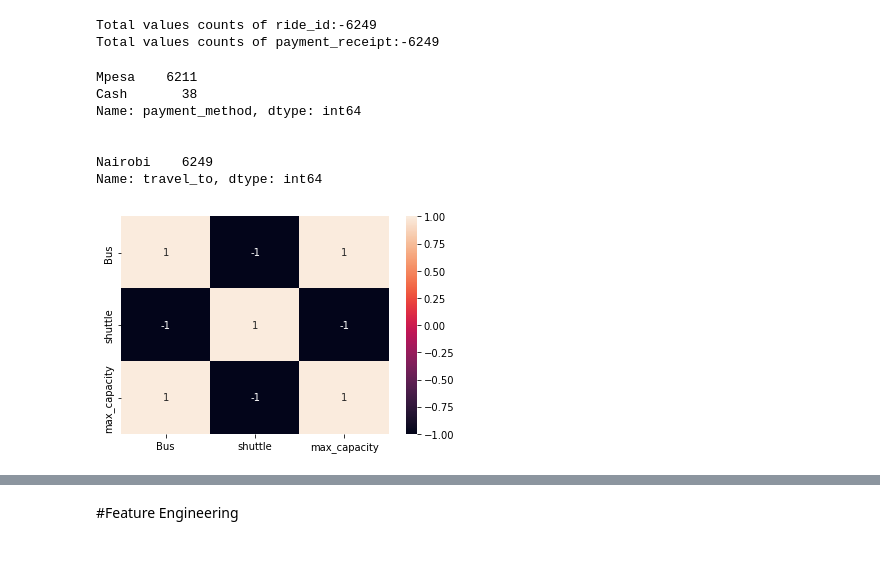
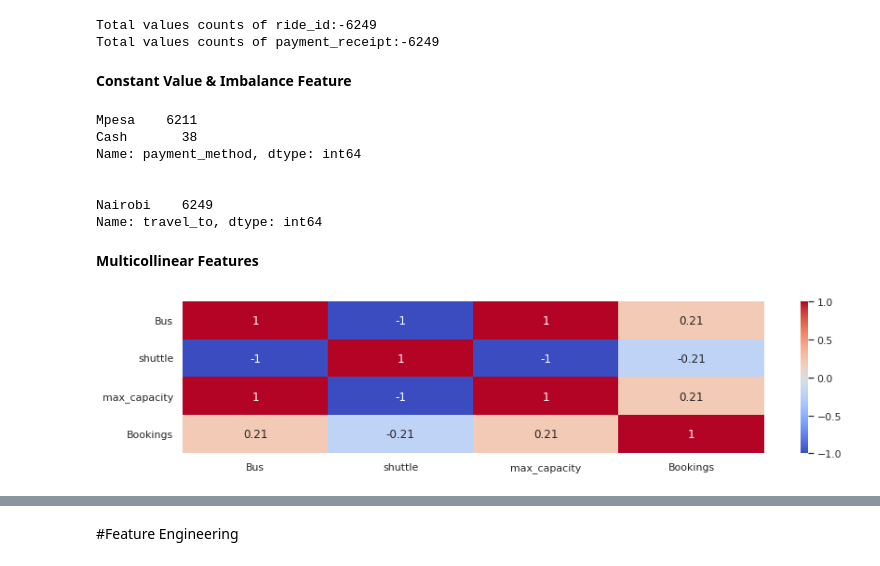
Before and after one commit to DeepakKumarSingh003/-Demand-Prediction-for-Public-Transport-Movement-in-Nirobi, a Jupyter notebook: demand_Prediction_for_Public_Transport_Capstone_Project.ipynb, the cells around one changed output, grey strips where cells are left out. Saved outputs shown, nothing was run; the diff lists cells and outputs as text; code cells hidden in the pictures.

```diff
--- a/demand_Prediction_for_Public_Transport_Capstone_Project.ipynb
+++ b/demand_Prediction_for_Public_Transport_Capstone_Project.ipynb
@@ -229,4 +235,6 @@ print(f"Total values counts of payment_receipt:-{df.payment_receipt.value_counts
 # %% [output]
 Total values counts of ride_id:-6249
 Total values counts of payment_receipt:-6249
+# %% [markdown]
+**Constant Value & Imbalance Feature**
 # %%
@@ -241,4 +250,6 @@ Name: payment_method, dtype: int64
 
 Nairobi    6249
 Name: travel_to, dtype: int64
+# %% [markdown]
+**Multicollinear Features**
 # %%
@@ -245,9 +257,11 @@ Name: travel_to, dtype: int64
 Dummy=pd.get_dummies(df["car_type"])
 # %%
-check=pd.concat([Dummy,df["max_capacity"]],axis=1)
+#concate
+check=pd.concat([Dummy,df[["max_capacity","Bookings"]]],axis=1)
 # %%
-sns.heatmap(check.corr(),annot=True)
+#Heat map to check correlation
+sns.heatmap(check.corr(),cmap='coolwarm',annot=True)
 plt.show()
 # %% [output]
-[figure, old version]
+[figure, new version]
 # %%
```
Also changed, not shown: parts of 142 cells of this notebook.
